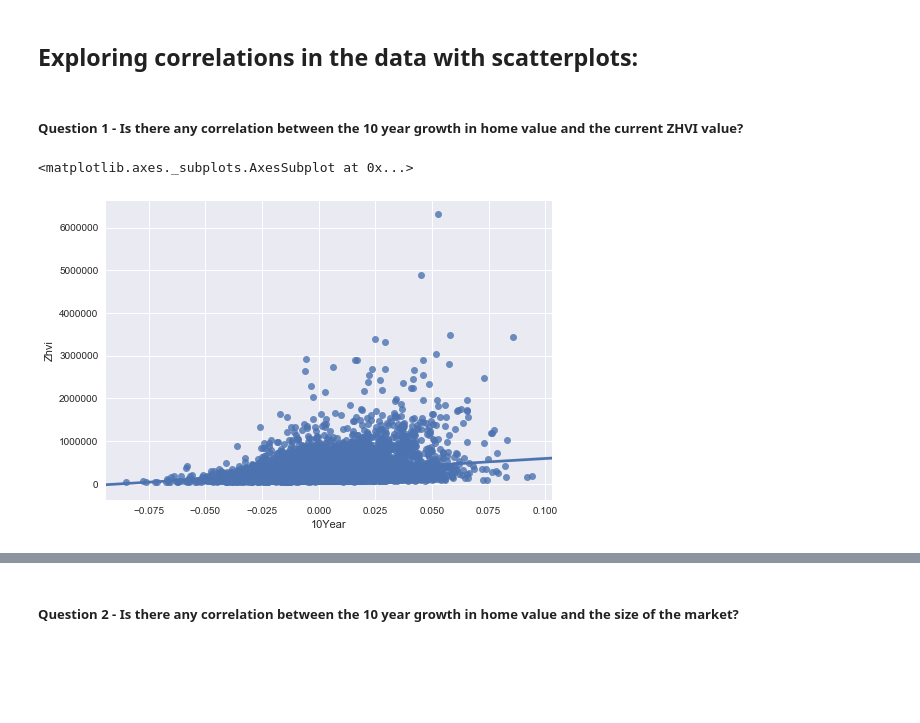
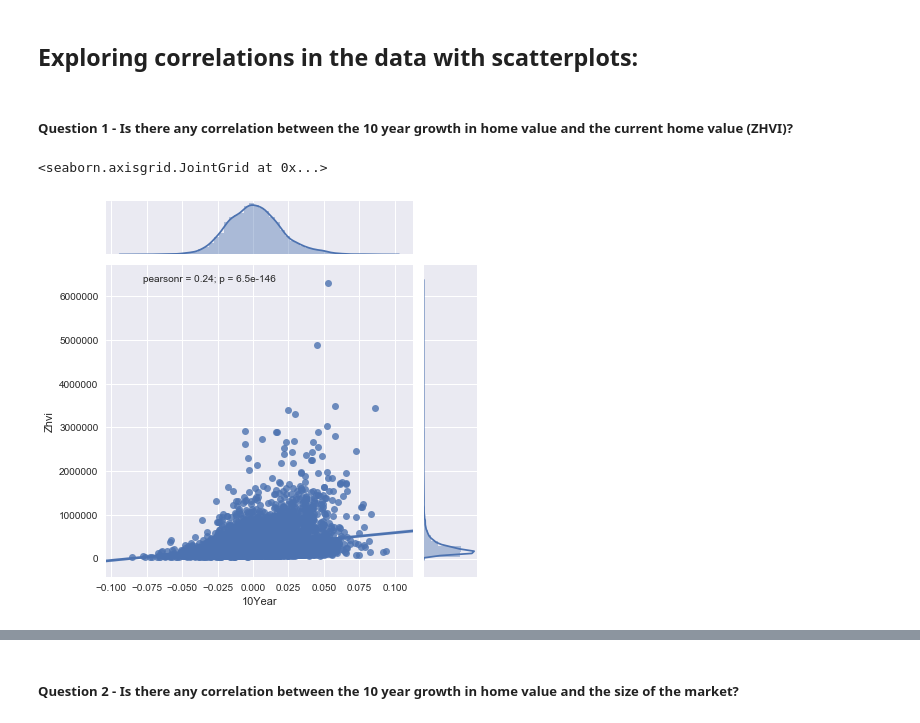
Before and after one commit to tiptonicedt/springboard, a Jupyter notebook: capstone_project_zillow/Zillow_Descriptive_Overview.ipynb, the cells around one changed output, grey strips where cells are left out. Drawn from its saved outputs; the diff is of its cells as text; code cells hidden in the pictures; blank space fills up the shorter version.

```diff
--- a/capstone_project_zillow/Zillow_Descriptive_Overview.ipynb
+++ b/capstone_project_zillow/Zillow_Descriptive_Overview.ipynb
@@ -41,9 +41,9 @@ homes2.head()
 # %% [markdown]
 ## Exploring correlations in the data with scatterplots:
 # %% [markdown]
-##### Question 1 - Is there any correlation between the 10 year growth in home value and the current ZHVI value?
+##### Question 1 - Is there any correlation between the 10 year growth in home value and the current home value (ZHVI)?
 # %%
-sns.regplot(x="10Year", y="Zhvi", data=homes1)
+sns.jointplot(x="10Year", y="Zhvi", data=homes1, kind='reg')
 # %% [output]
-<matplotlib.axes._subplots.AxesSubplot at 0x...>
+<seaborn.axisgrid.JointGrid at 0x...>
-[figure, old version]
+[figure, new version]
```
Also changed, not shown: parts of 13 cells of this notebook, 1 other file.
